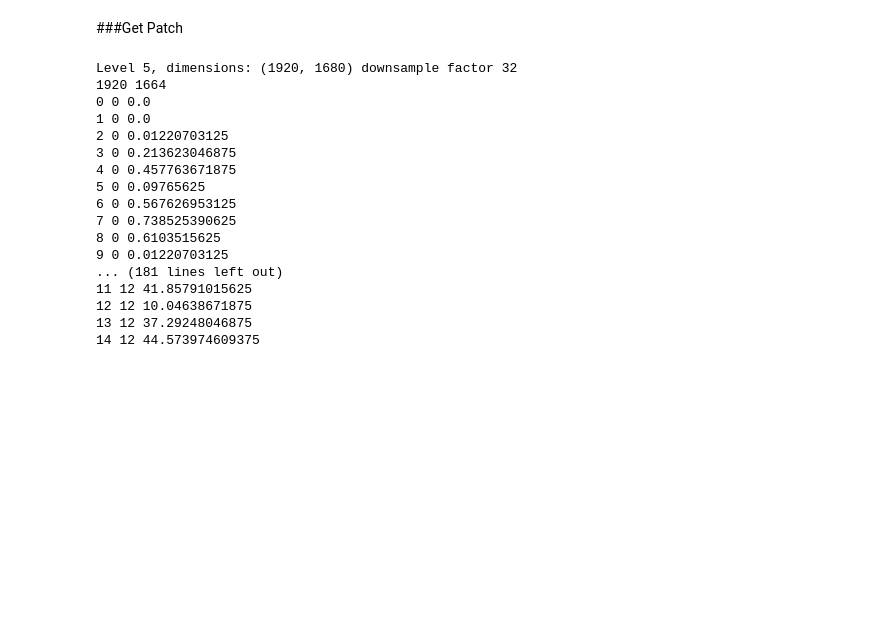
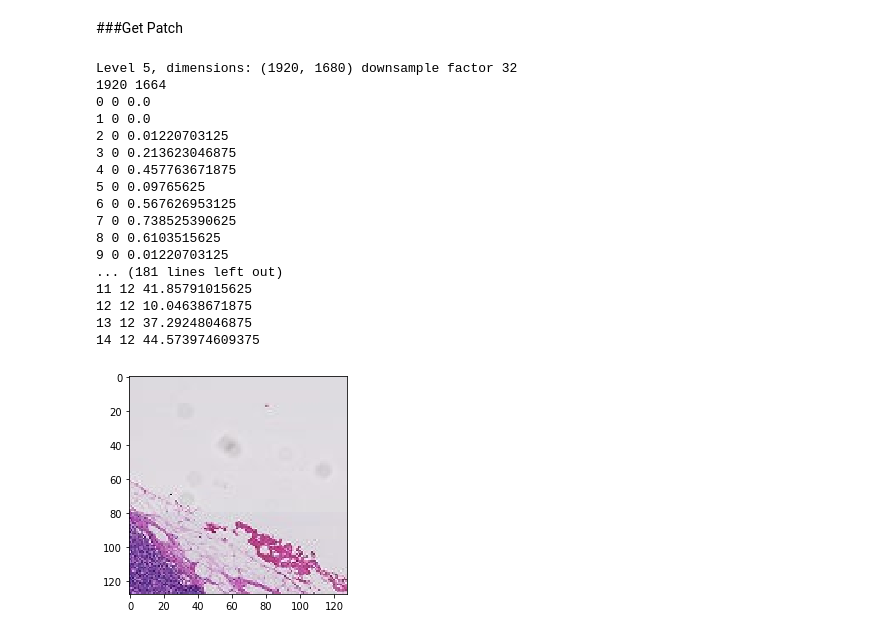
Before and after one commit to muftaye/deep_cancer_imaging, a Jupyter notebook: final_project.ipynb, the cells around one changed output. Cells and saved outputs as stored; diff of their text form; code cells hidden in the pictures; blank space fills up the shorter version.

```diff
--- a/final_project.ipynb
+++ b/final_project.ipynb
@@ -256,30 +258,33 @@ new_h = size*h_count
 
 for h in range(h_count):
   for w in range(w_count):
     region = read_slide(slide,
                         x=w*size*factor,
                         y=h*size*factor,
                         level=level,
                         width=size,
                         height=size)
     tissue_pixels = list(find_tissue_pixels(region))
     percent_tissue = len(tissue_pixels) / float(region.shape[0] * region.shape[0]) * 100
     print(w,h,percent_tissue)
+    if w==10 and h==2:
+      plt.imshow(region)
 # %% [output]
 Level 5, dimensions: (1920, 1680) downsample factor 32
 1920 1664
 0 0 0.0
 1 0 0.0
 2 0 0.01220703125
 3 0 0.213623046875
 4 0 0.457763671875
 5 0 0.09765625
 6 0 0.567626953125
 7 0 0.738525390625
 8 0 0.6103515625
 9 0 0.01220703125
 ... (181 lines left out)
 11 12 41.85791015625
 12 12 10.04638671875
 13 12 37.29248046875
 14 12 44.573974609375
+[figure, added]
```
Also changed, not shown: parts of 1 cell of this notebook.
